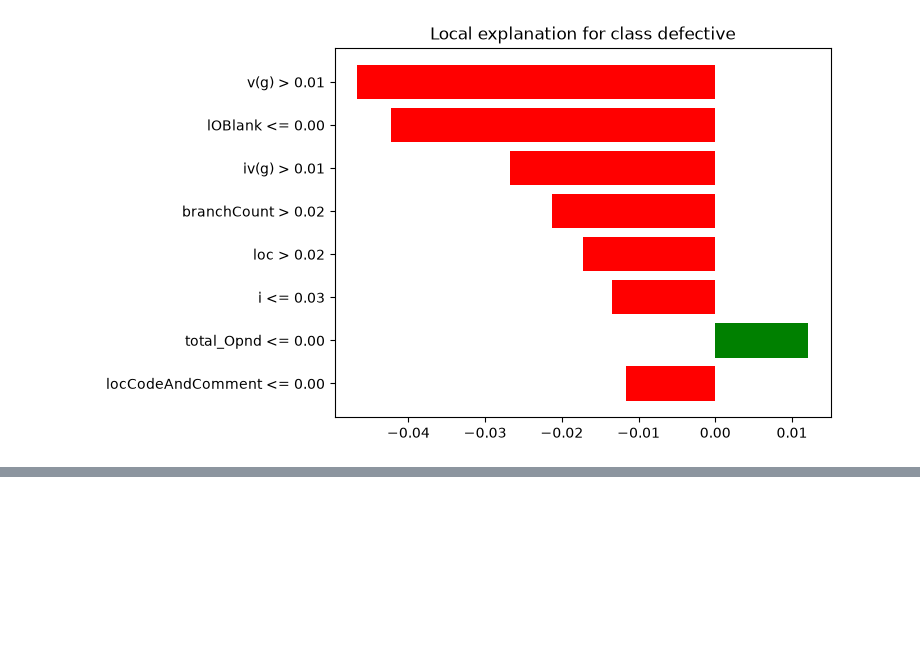
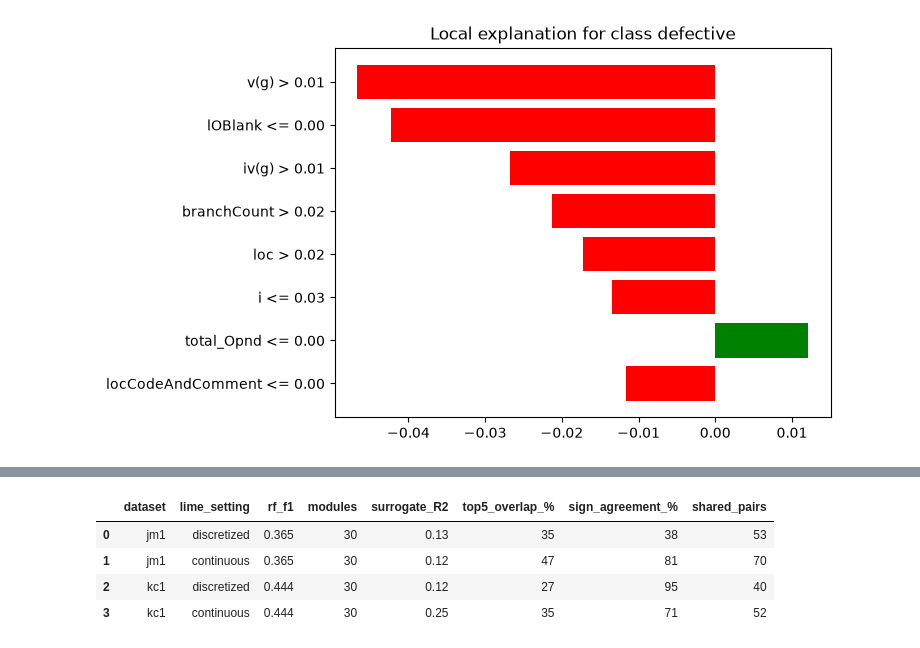
Before and after one commit to sriliptamishra/explainable-software-defect-prediction, a Jupyter notebook: notebooks/01_data_exploration.ipynb, the cells around one changed output, grey strips where cells are left out. Cells and saved outputs as stored; diff of their text form; code cells hidden in the pictures; blank space fills up the shorter version.

Commit message:
Add SHAP vs LIME agreement analysis (JM1, KC1)

```diff
--- a/notebooks/01_data_exploration.ipynb
+++ b/notebooks/01_data_exploration.ipynb
@@ -287,0 +397,78 @@ LIME explanation (top 8):
+# %%
+import os, time
+import numpy as np
+import pandas as pd
+import shap
+from lime.lime_tabular import LimeTabularExplainer
+from sklearn.model_selection import train_test_split
+from sklearn.impute import SimpleImputer
+from sklearn.preprocessing import MinMaxScaler
+from sklearn.ensemble import RandomForestClassifier
+from sklearn.metrics import f1_score
+from imblearn.over_sampling import SMOTE
+
+os.makedirs("../results", exist_ok=True)
+
+def pos_class(sv):
+    if isinstance(sv, list): return sv[1]
+    if sv.ndim == 3: return sv[:, :, 1]
+    return sv
+
+def analyze(name, n_modules=30):
+    t0 = time.time()
+    df = data[name].drop_duplicates()
+    X, y = df.drop(columns="defects"), df["defects"].astype(int)
+    feats = X.columns.tolist()
+    X_tr, X_te, y_tr, y_te = train_test_split(X, y, test_size=0.2, stratify=y, random_state=42)
+
+    imp = SimpleImputer(strategy="median").fit(X_tr)
+    sc = MinMaxScaler().fit(imp.transform(X_tr))
+    prep = lambda A: sc.transform(imp.transform(A))
+    Xtr, Xte = prep(X_tr), prep(X_te)
+    Xtr_sm, ytr_sm = SMOTE(random_state=42).fit_resample(Xtr, y_tr)
+
+    rf = RandomForestClassifier(n_estimators=100, random_state=42, n_jobs=-1).fit(Xtr_sm, ytr_sm)
+    f1 = f1_score(y_te, rf.predict(Xte))
+
+    explainer = shap.TreeExplainer(rf)
+    sub = np.random.RandomState(42).choice(len(Xte), size=min(500, len(Xte)), replace=False)
+    sv = pos_class(explainer.shap_values(Xte[sub], check_additivity=False))
+    top5 = pd.Series(np.abs(sv).mean(axis=0), index=feats).sort_values(ascending=False).head(5)
+
+    idxs = np.where(rf.predict(Xte) == 1)[0][:n_modules]
+    shap_pos = pos_class(explainer.shap_values(Xte[idxs], check_additivity=False))
+
+    rows = []
+    for cname, discretize in [("discretized", True), ("continuous", False)]:
+        lime_exp = LimeTabularExplainer(
+            Xtr, feature_names=feats, class_names=["non-defective", "defective"],
+            mode="classification", discretize_continuous=discretize, random_state=42)
+        r2s, ovs, signs = [], [], []
+        for r, i in enumerate(idxs):
+            e = lime_exp.explain_instance(Xte[i], rf.predict_proba, num_features=5, num_samples=1000)
+            s = e.score
+            r2s.append(s[1] if isinstance(s, dict) else s)
+            w = dict(e.as_map()[1])
+            top = set(np.argsort(-np.abs(shap_pos[r]))[:5])
+            common = top & set(w)
+            ovs.append(len(common) / 5)
+            signs += [np.sign(shap_pos[r][f]) == np.sign(w[f]) for f in common]
+        rows.append({
+            "dataset": name, "lime_setting": cname, "rf_f1": round(f1, 3),
+            "modules": len(idxs), "surrogate_R2": round(float(np.mean(r2s)), 2),
+            "top5_overlap_%": round(100 * float(np.mean(ovs))),
+            "sign_agreement_%": round(100 * float(np.mean(signs))) if signs else None,
+            "shared_pairs": len(signs)})
+
+    print(f"\n{name}: done in {time.time() - t0:.0f}s | RF F1 (defective) = {f1:.3f}")
+    print("Top-5 SHAP features:", ", ".join(top5.index))
+    return rows
+
+all_rows = []
+for ds in ["jm1", "kc1"]:
+    all_rows += analyze(ds)
+
+agreement = pd.DataFrame(all_rows)
+agreement.to_csv("../results/shap_lime_agreement.csv", index=False)
+agreement
+# %% [output]
@@ -287,0 +480,5 @@ LIME explanation (top 8):
+|  | dataset | lime_setting | rf_f1 | modules | surrogate_R2 | top5_overlap_% | sign_agreement_% | shared_pairs |
+| 0 | jm1 | discretized | 0.365 | 30 | 0.13 | 35 | 38 | 53 |
+| 1 | jm1 | continuous | 0.365 | 30 | 0.12 | 47 | 81 | 70 |
+| 2 | kc1 | discretized | 0.444 | 30 | 0.12 | 27 | 95 | 40 |
+| 3 | kc1 | continuous | 0.444 | 30 | 0.25 | 35 | 71 | 52 |
```
Also changed, not shown: parts of 3 cells of this notebook, 1 other file.
